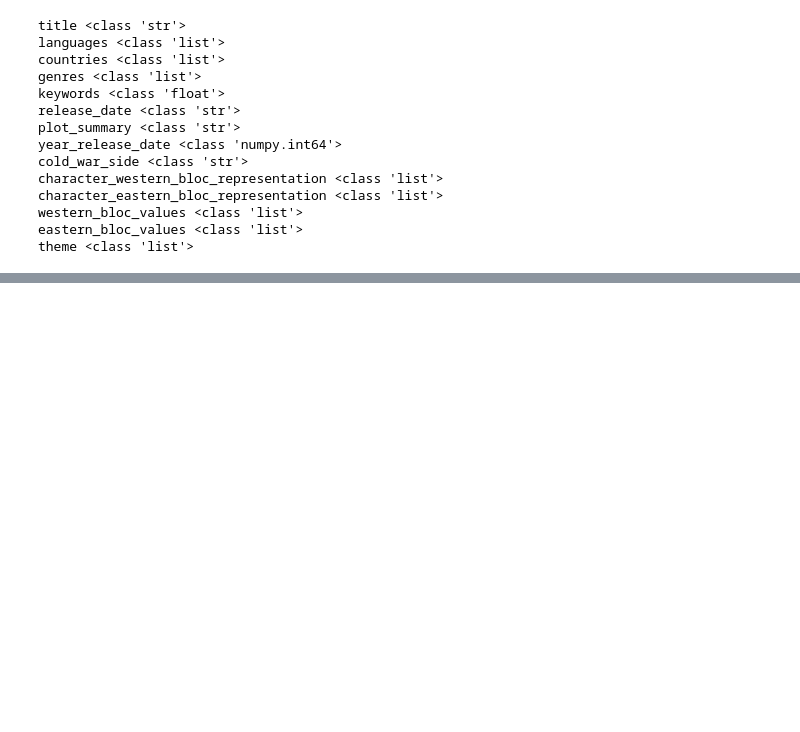
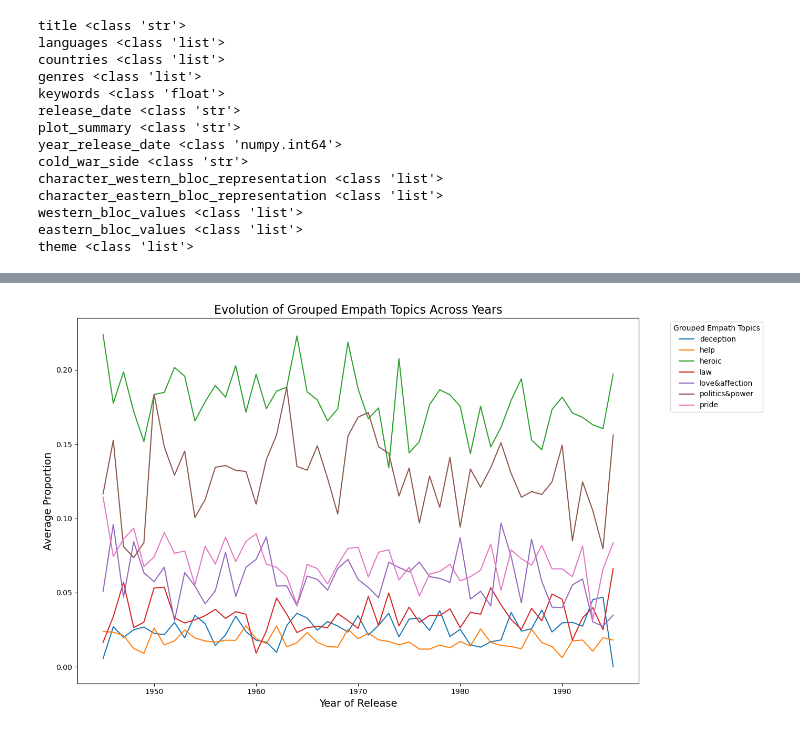
Before and after one commit to epfl-ada/ada-2024-project-datamigos, a Jupyter notebook: characters.ipynb, the cells around one changed output, grey strips where cells are left out. Saved outputs shown, nothing was run; the diff lists cells and outputs as text; code cells hidden in the pictures; blank space fills up the shorter version.

Commit message:
Continue topic detection + perform some semantical analysis. Draft of the plot for the semantical analysis.

```diff
--- a/characters.ipynb
+++ b/characters.ipynb
@@ -53,6 +47,7 @@ movies.head(2)
 # helpers
 VOC_MAPPING = {
     'anti-': 'anti',
+    'anti ': 'anti',
     'anti hero': 'antihero',
     'archetypes': 'archetype',
     'archetype:': 'archetype',
@@ -80,7 +75,7 @@ def apply_mapping_with_substrings(string_list, mapping):
 # %%
 def create_character_df(original_df, character_column, character_side):
     # create the new dataframe
-    new_df = original_df[[character_column, 'cold_war_side', 'title']]
+    new_df = original_df[[character_column, 'cold_war_side', 'title', 'year_release_date']]
     new_df = new_df.rename(columns={'cold_war_side': 'movie_side'})
     new_df[['character_name', 'character_representation']] = \
         new_df[character_column].apply(extract_character_name_and_attributes)
@@ -129,15 +124 @@ character_df.sample(5)
-# %%
-nlp = spacy.load('en_core_web_sm')
-words_to_remove = {'archetype', 'hero', 'value', 'values', 'None'}
-
-# Preprocess the text
-def preprocess(string_list):
-    docs = [nlp(s) for s in string_list]
-    tokens = []
-    for doc in docs:
-        tokens.extend([token.lemma_ for token in doc if not token.is_stop and not token.is_punct and token.lemma_ not in words_to_remove])
-    return tokens
-
-# Apply preprocessing
-character_df['processed_repres'] = character_df['character_representation'].apply(preprocess)
 # %%
@@ -268,0 +231,3 @@ Name: count, dtype: int64
+# %%
+from empath import Empath
+lexicon = Empath()
@@ -268,0 +297,62 @@ Name: count, dtype: int64
+# %%
+import matplotlib.pyplot as plt
+import seaborn as sns
+
+character_df = character_df.dropna(subset=['empath_analysis'])
+
+# Define groups of similar topics
+topic_groups = {
+    'love&affection': ['love', 'affection', 'family', 'friends'],
+    'politics&power': ['politics', 'leader', 'military', 'power'],
+}
+
+# Map each original topic to a new group
+def map_topic_to_group(topic):
+    for group, topics in topic_groups.items():
+        if topic in topics:
+            return group
+    return topic  # If no group is found, return the topic itself
+
+# Extract unique topics across all rows in the 'empath_analysis' column
+empath_topics = set()
+for entry in character_df['empath_analysis']:
+    empath_topics.update(entry.keys())
+
+# Create a new DataFrame to track topic proportions across years
+topic_years = {topic: [] for topic in empath_topics}
+topic_years['year'] = []
+
+for year in sorted(character_df['year_release_date'].dropna().unique()):
+    year_data = character_df[character_df['year_release_date'] == year]['empath_analysis']
+    aggregated = {topic: 0 for topic in empath_topics}
+    count = len(year_data)
+    for entry in year_data:
+        for topic, value in entry.items():
+            aggregated[topic] += value
+    if count > 0:
+        for topic in aggregated:
+            aggregated[topic] /= count
+    for topic, value in aggregated.items():
+        topic_years[topic].append(value)
+    topic_years['year'].append(year)
+
+topic_years_df = pd.DataFrame(topic_years)
+
+# Melt the DataFrame for easier plotting
+melted = topic_years_df.melt(id_vars=['year'], var_name='topic', value_name='proportion')
+
+# Apply the grouping to the topics
+melted['grouped_topic'] = melted['topic'].apply(map_topic_to_group)
+grouped_melted = melted.groupby(['year', 'grouped_topic'], as_index=False).agg({'proportion': 'sum'})
+
+# Plot the evolution of grouped empath topics over the years
+plt.figure(figsize=(14, 8))
+sns.lineplot(data=grouped_melted, x='year', y='proportion', hue='grouped_topic')
+plt.title('Evolution of Grouped Empath Topics Across Years', fontsize=16)
+plt.xlabel('Year of Release', fontsize=14)
+plt.ylabel('Average Proportion', fontsize=14)
+plt.legend(bbox_to_anchor=(1.05, 1), loc='upper left', title='Grouped Empath Topics')
+plt.tight_layout()
+plt.show()
+# %% [output]
+[figure, added]
```
Also changed, not shown: parts of 19 cells of this notebook.
